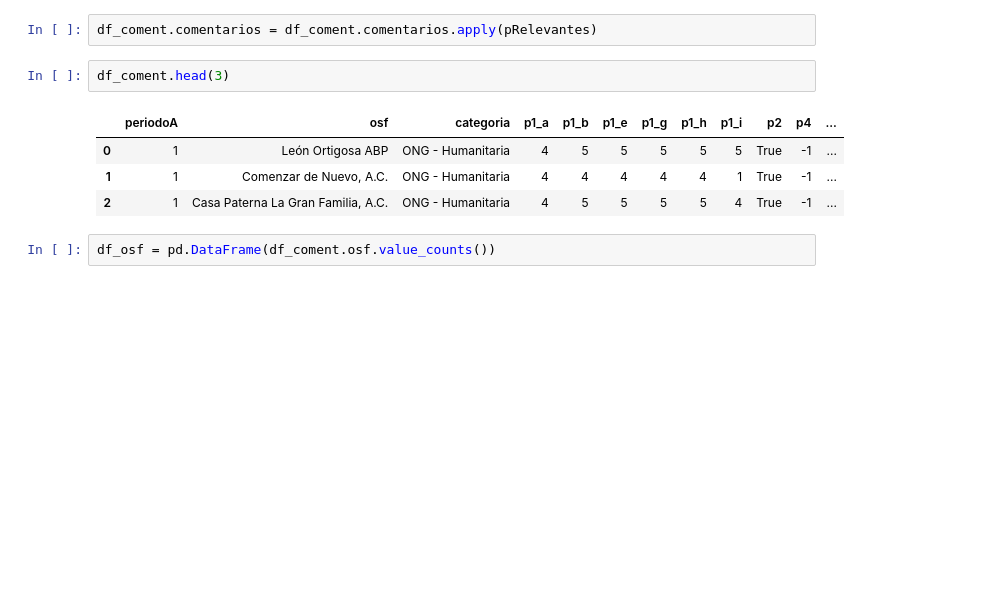
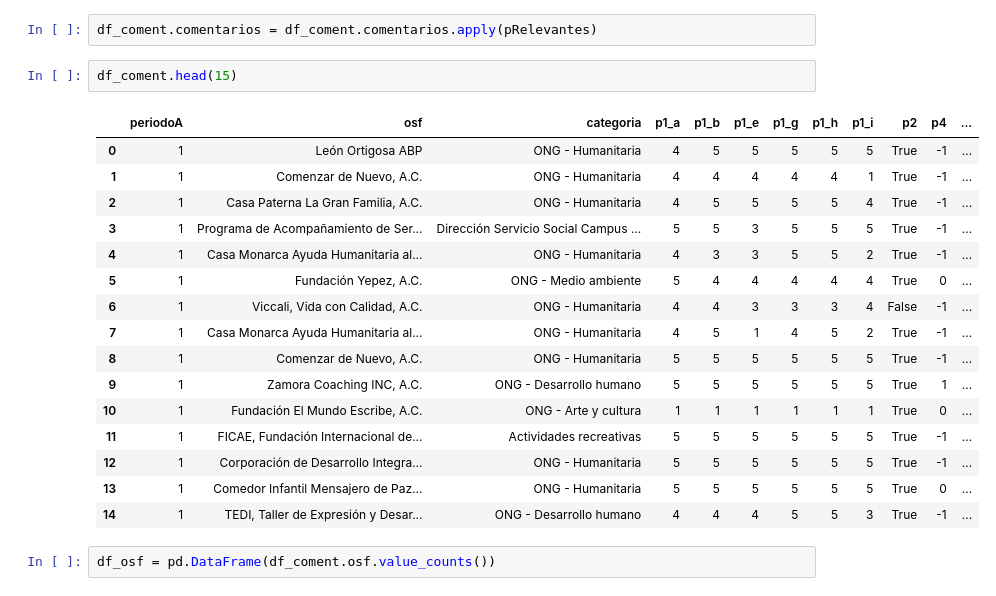
Before and after one commit to EstebanPerez25/ACD-Modelo_predictivo_de_satisfacion, a Jupyter notebook: Modelo_predictivo_de_satisfacción.ipynb, the cells around one changed output. Drawn from its saved outputs; the diff is of its cells as text; blank space fills up the shorter version.

```diff
--- a/Modelo_predictivo_de_satisfacción.ipynb
+++ b/Modelo_predictivo_de_satisfacción.ipynb
@@ -965,12 +979,24 @@ def pRelevantes(lista):
 # %%
 df_coment.comentarios = df_coment.comentarios.apply(pRelevantes)
 # %%
-df_coment.head(3)
+df_coment.head(15)
 # %% [output]
 |  | periodoA | osf | categoria | p1_a | p1_b | p1_e | p1_g | p1_h | p1_i | p2 | p4 | ... |
 | 0 | 1 | León Ortigosa ABP | ONG - Humanitaria | 4 | 5 | 5 | 5 | 5 | 5 | True | -1 | ... |
 | 1 | 1 | Comenzar de Nuevo, A.C. | ONG - Humanitaria | 4 | 4 | 4 | 4 | 4 | 1 | True | -1 | ... |
 | 2 | 1 | Casa Paterna La Gran Familia, A.C. | ONG - Humanitaria | 4 | 5 | 5 | 5 | 5 | 4 | True | -1 | ... |
+| 3 | 1 | Programa de Acompañamiento de Ser... | Dirección Servicio Social Campus ... | 5 | 5 | 3 | 5 | 5 | 5 | True | -1 | ... |
+| 4 | 1 | Casa Monarca Ayuda Humanitaria al... | ONG - Humanitaria | 4 | 3 | 3 | 5 | 5 | 2 | True | -1 | ... |
+| 5 | 1 | Fundación Yepez, A.C. | ONG - Medio ambiente | 5 | 4 | 4 | 4 | 4 | 4 | True | 0 | ... |
+| 6 | 1 | Viccali, Vida con Calidad, A.C. | ONG - Humanitaria | 4 | 4 | 3 | 3 | 3 | 4 | False | -1 | ... |
+| 7 | 1 | Casa Monarca Ayuda Humanitaria al... | ONG - Humanitaria | 4 | 5 | 1 | 4 | 5 | 2 | True | -1 | ... |
+| 8 | 1 | Comenzar de Nuevo, A.C. | ONG - Humanitaria | 5 | 5 | 5 | 5 | 5 | 5 | True | -1 | ... |
+| 9 | 1 | Zamora Coaching INC, A.C. | ONG - Desarrollo humano | 5 | 5 | 5 | 5 | 5 | 5 | True | 1 | ... |
+| 10 | 1 | Fundación El Mundo Escribe, A.C. | ONG - Arte y cultura | 1 | 1 | 1 | 1 | 1 | 1 | True | 0 | ... |
+| 11 | 1 | FICAE, Fundación Internacional de... | Actividades recreativas | 5 | 5 | 5 | 5 | 5 | 5 | True | -1 | ... |
+| 12 | 1 | Corporación de Desarrollo Integra... | ONG - Humanitaria | 5 | 5 | 5 | 5 | 5 | 5 | True | -1 | ... |
+| 13 | 1 | Comedor Infantil Mensajero de Paz... | ONG - Humanitaria | 5 | 5 | 5 | 5 | 5 | 5 | True | 0 | ... |
+| 14 | 1 | TEDI, Taller de Expresión y Desar... | ONG - Desarrollo humano | 4 | 4 | 4 | 5 | 5 | 3 | True | -1 | ... |
 # %%
 df_osf = pd.DataFrame(df_coment.osf.value_counts())
 # %%
```
Also changed, not shown: parts of 18 cells of this notebook.
